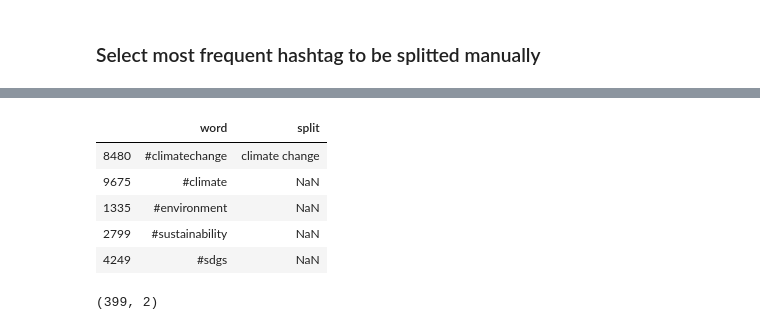
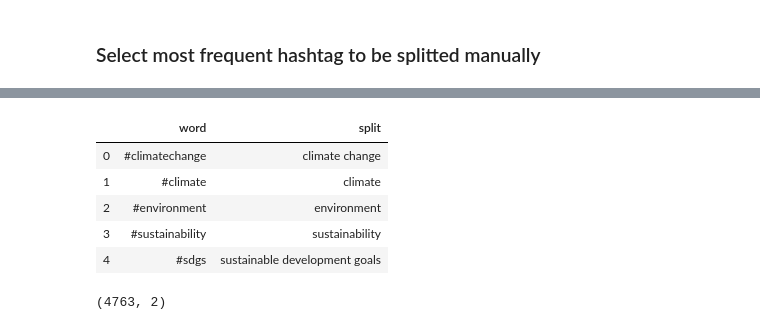
Before and after one commit to Mmiglio/ClimateAction, a Jupyter notebook: hashtag_analysis.ipynb, the cells around one changed output, grey strips where cells are left out. Saved outputs shown, nothing was run; the diff lists cells and outputs as text; code cells hidden in the pictures.

```diff
--- a/hashtag_analysis.ipynb
+++ b/hashtag_analysis.ipynb
@@ -123,11 +123,4 @@ top_splitted = splittable_words.join(top_hash, on="word", how="right")
 top_splitted = top_splitted.sort_values(by="occurrences_tot", ascending=False)
 
 # Remove useless columns
-top_splitted = top_splitted[["word", "split"]]
-
-# Select and save top 400 frequent values
-bottom_splitted = top_splitted[400:]
-top_splitted = top_splitted[:400]
-# top_splitted.to_csv("data/top_400_hashtags_raw.tsv", sep='\t')
-
-# Then the hashtags are manually curated and saved in data/hashtags_sub.json'
+top_splitted = top_splitted[["word", "split"]].reset_index(drop=True)
@@ -157,8 +131,9 @@ top_splitted.head()
 # %%
+# Add hashtag symbol to the texts
+top_splitted.loc[:,'word'] = top_splitted.word.apply(lambda x: '#' + x )
+
+# Load old splits
 old_split = {} # manually curated
 with open('data/hashtag_subs.json', 'r') as file:
     old_split = {**old_split, **json.load(file)}
-
-old_split = pd.DataFrame.from_dict(old_split, orient = 'index').reset_index().rename(
-                                                            columns = {'index':'word', 0:'split'})
-old_split.head()
+old_split = pd.DataFrame.from_dict(old_split, orient = 'index').reset_index().rename(columns = {'index':'word', 0:'split'})
@@ -175,15 +140,20 @@ def foo(row):
-# %%
-top_splitted.loc[:,'split'] = top_splitted.loc[:,['word','split']].apply(foo, axis = 1)
-# %%
-top_splitted.head()
-# %% [output]
-|  | word | split |
-| 8480 | #climatechange | climate change |
-| 9675 | #climate | NaN |
-| 1335 | #environment | NaN |
-| 2799 | #sustainability | NaN |
-| 4249 | #sdgs | NaN |
+# %%
+# Function to substitute already-manually-curated hashtags
+def sub(row):
+    if row.word in list(old_split.word.values):
+        row.split = ''.join(old_split.split[old_split.word == row.word].values)
+    return row
+
+top_splitted = top_splitted.apply(sub, axis = 1)
+top_splitted.head()
+# %% [output]
+|  | word | split |
+| 0 | #climatechange | climate change |
+| 1 | #climate | climate |
+| 2 | #environment | environment |
+| 3 | #sustainability | sustainability |
+| 4 | #sdgs | sustainable development goals |
 # %%
 top_splitted[top_splitted.split.isna()].shape
 # %% [output]
-(399, 2)
+(4763, 2)
```
Also changed, not shown: parts of 12 cells of this notebook, 1 other file.
